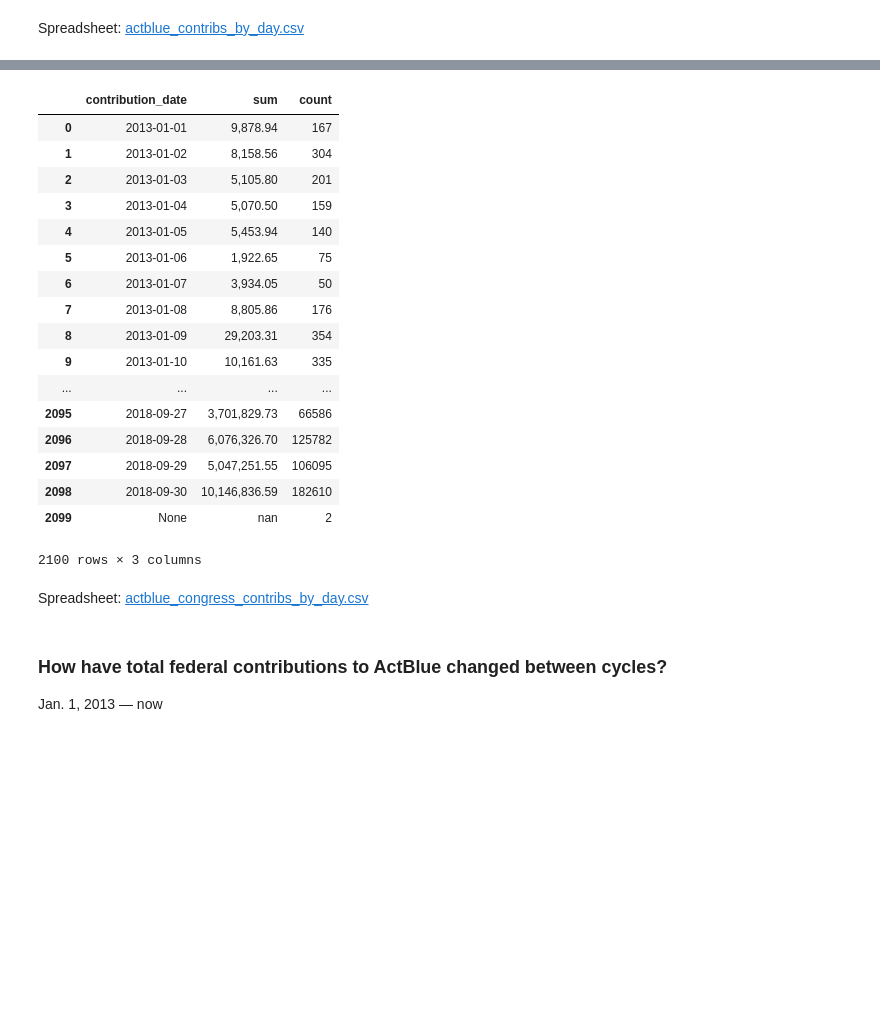
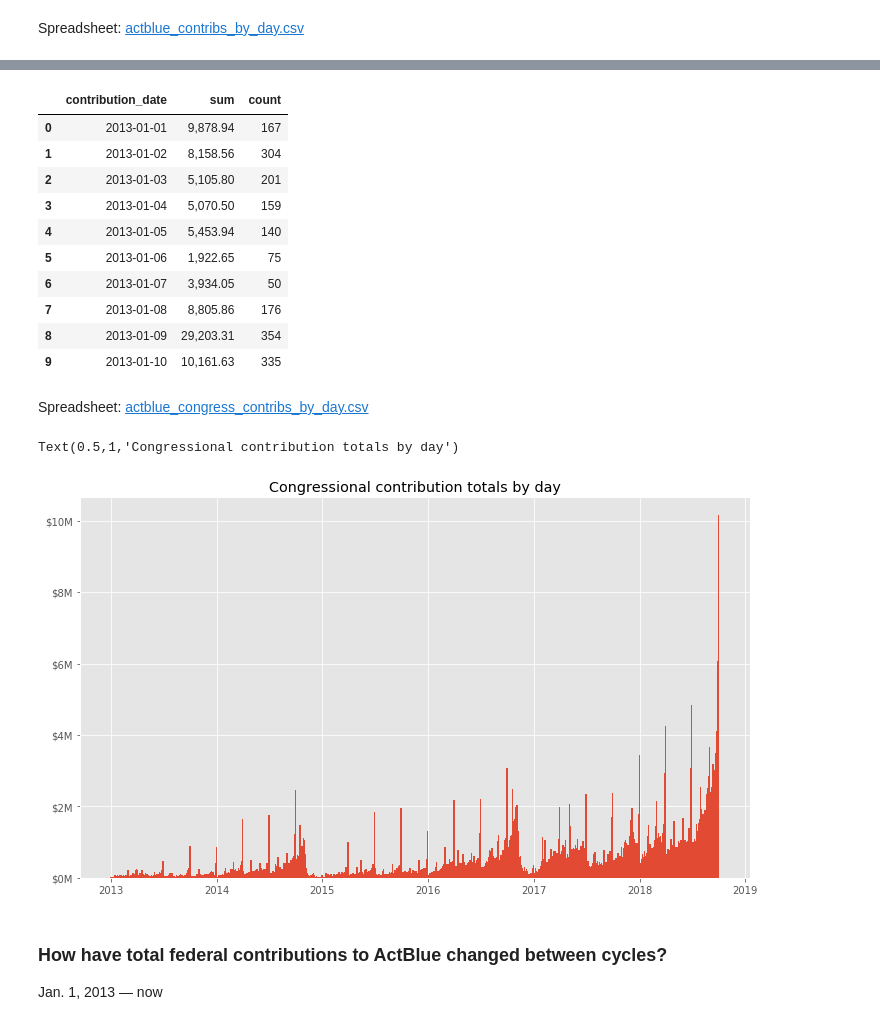
Before and after one commit to PublicI/actblue-analysis, a Jupyter notebook: analysis.ipynb, the cells around one changed output, grey strips where cells are left out. Cells and saved outputs as stored; diff of their text form; code cells hidden in the pictures; blank space fills up the shorter version.

```diff
--- a/analysis.ipynb
+++ b/analysis.ipynb
@@ -473,41 +502,54 @@ Spreadsheet: [actblue_contribs_by_day.csv](data/actblue_contribs_by_day.csv)
 # %%
 actblue_congress_contribs_by_day = read_or_save(
     'actblue_congress_contribs_by_day',
     lambda: pd.read_sql("""
     SELECT contribution_date,
            sum(contribution_amount),
            count(*)
     FROM actblue_contribs
     -- where extract(year from contribution_date) >= 2017 and
     where cand_office in ('S','H')
     GROUP BY contribution_date
     """, con=conn)
 )
 
-actblue_congress_contribs_by_day
+actblue_congress_contribs_by_day.head(10)
 # %% [output]
 |  | contribution_date | sum | count |
 | 0 | 2013-01-01 | 9,878.94 | 167 |
 | 1 | 2013-01-02 | 8,158.56 | 304 |
 | 2 | 2013-01-03 | 5,105.80 | 201 |
 | 3 | 2013-01-04 | 5,070.50 | 159 |
 | 4 | 2013-01-05 | 5,453.94 | 140 |
 | 5 | 2013-01-06 | 1,922.65 | 75 |
 | 6 | 2013-01-07 | 3,934.05 | 50 |
 | 7 | 2013-01-08 | 8,805.86 | 176 |
 | 8 | 2013-01-09 | 29,203.31 | 354 |
 | 9 | 2013-01-10 | 10,161.63 | 335 |
-| ... | ... | ... | ... |
-| 2095 | 2018-09-27 | 3,701,829.73 | 66586 |
-| 2096 | 2018-09-28 | 6,076,326.70 | 125782 |
-| 2097 | 2018-09-29 | 5,047,251.55 | 106095 |
-| 2098 | 2018-09-30 | 10,146,836.59 | 182610 |
-| 2099 | None | nan | 2 |
-2100 rows × 3 columns
 # %%
 actblue_congress_contribs_by_day.to_csv('data/actblue_congress_contribs_by_day.csv')
 # %% [markdown]
 Spreadsheet: [actblue_congress_contribs_by_day.csv](data/actblue_congress_contribs_by_day.csv)
+# %%
+contribs_by_day = actblue_congress_contribs_by_day[['contribution_date','sum']]
+
+# https://scentellegher.github.io/programming/2017/05/24/pandas-bar-plot-with-formatted-dates.html
+contribs_by_day.set_index('contribution_date',inplace=True)
+
+fig, ax = plt.subplots(figsize=(12,7))
+
+ax.xaxis.set_major_locator(mdates.YearLocator())
+ax.xaxis.set_major_formatter(mdates.DateFormatter('%Y'))
+
+# https://matplotlib.org/examples/pylab_examples/custom_ticker1.html
+ax.yaxis.set_major_formatter(ticker.FuncFormatter(lambda x, p: '$%1.fM' % (x*1e-6)))
+
+ax.bar(contribs_by_day.index, contribs_by_day['sum'], width=5)
+
+ax.set_title('Congressional contribution totals by day')
+# %% [output]
+Text(0.5,1,'Congressional contribution totals by day')
+[figure, added]
 # %% [markdown]
 ### How have total federal contributions to ActBlue changed between cycles?
 Jan. 1, 2013 — now
```
Also changed, not shown: parts of 51 cells of this notebook, 2 other files.
